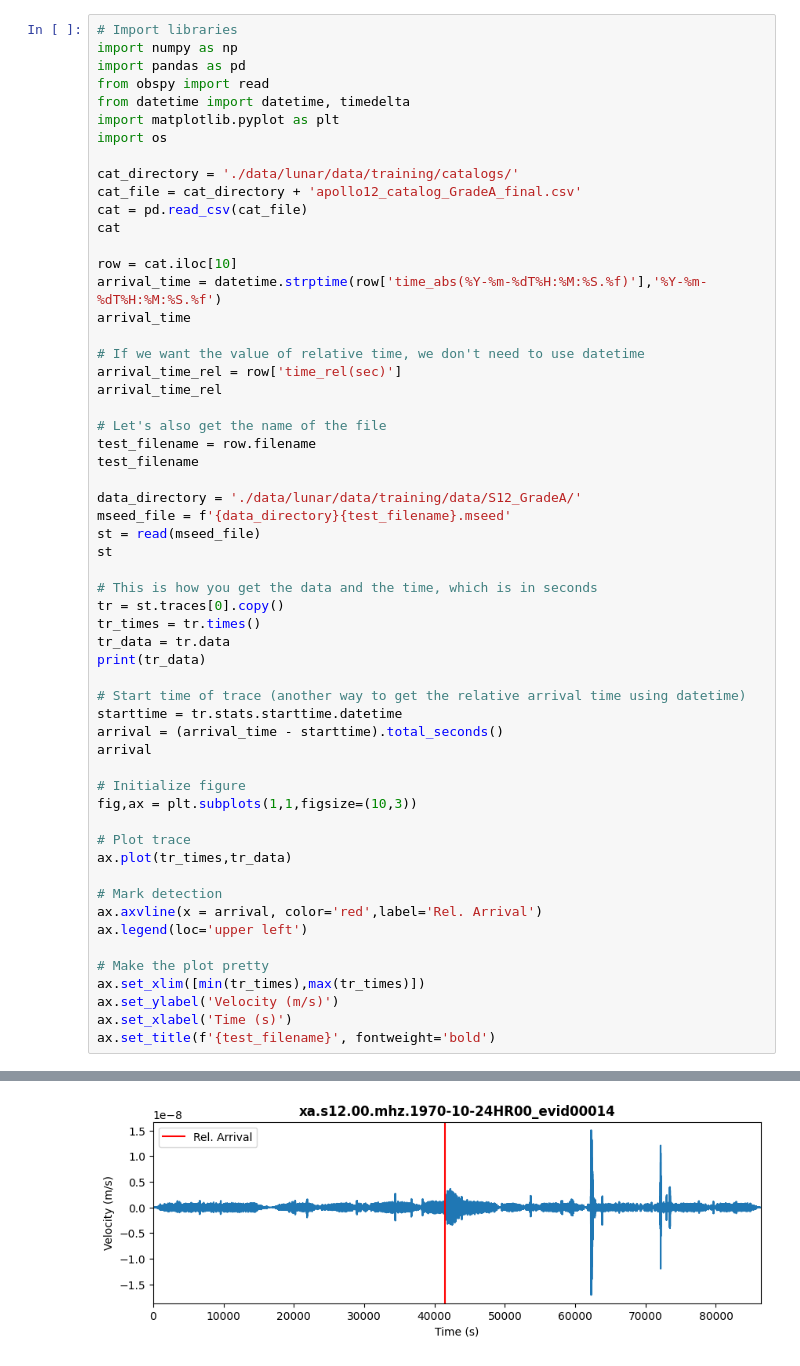
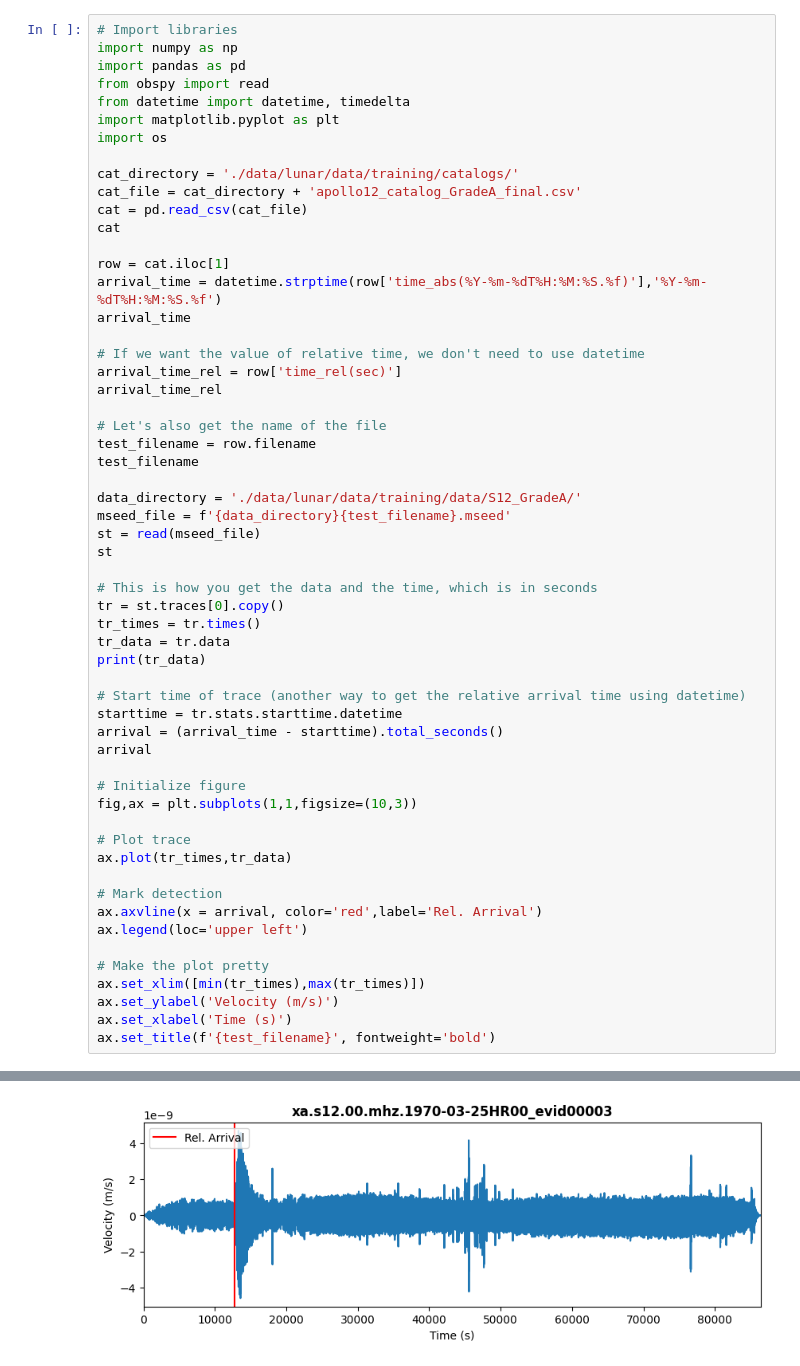
Before and after one commit to Mir-Shabab-Hasnat/NASA-Seismic-Detection-Model, a Jupyter notebook: space_apps/data_display.ipynb, the cells around one changed output, grey strips where cells are left out. Saved outputs shown, nothing was run; the diff lists cells and outputs as text.

```diff
--- a/space_apps/data_display.ipynb
+++ b/space_apps/data_display.ipynb
@@ -12,7 +12,7 @@ cat_file = cat_directory + 'apollo12_catalog_GradeA_final.csv'
 cat = pd.read_csv(cat_file)
 cat
 
-row = cat.iloc[10]
+row = cat.iloc[1]
 arrival_time = datetime.strptime(row['time_abs(%Y-%m-%dT%H:%M:%S.%f)'],'%Y-%m-%dT%H:%M:%S.%f')
 arrival_time
 
@@ -62 +62 @@ Text(0.5, 1.0, 'xa.s12.00.mhz.1970-10-24HR00_evid00014')
-[figure, old version]
+[figure, new version]
```
Also changed, not shown: parts of 1 cell of this notebook, 1 other file.
